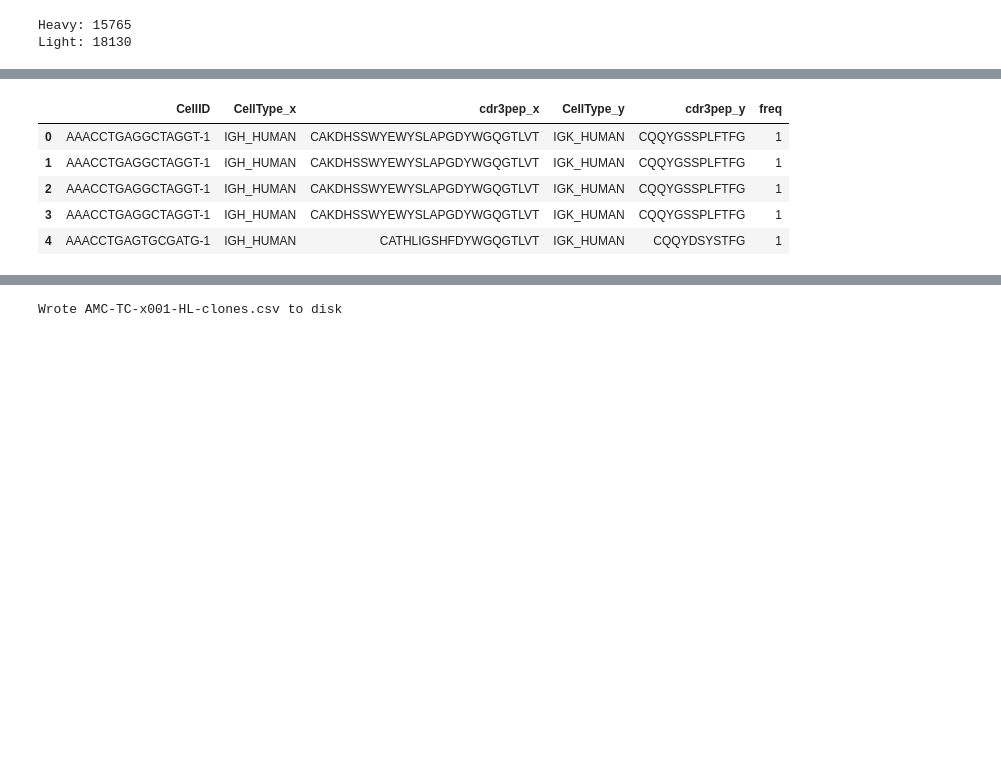
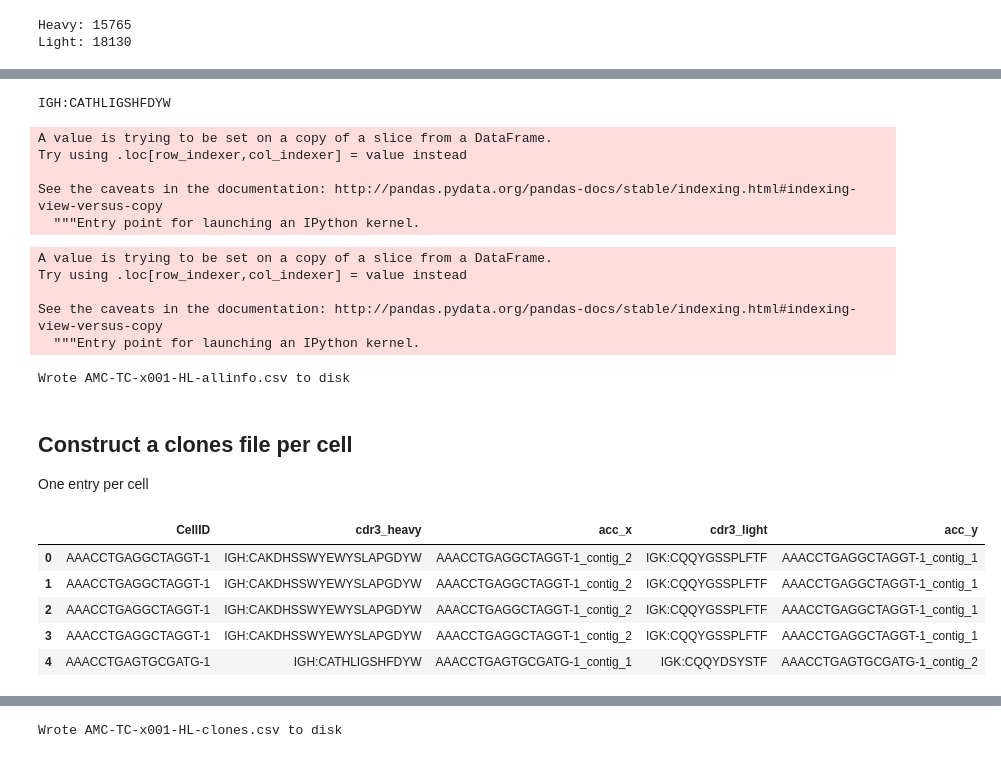
Before and after one commit to EDS-Bioinformatics-Laboratory/reseda, a Jupyter notebook: NOTEBOOKS/MergeHeavyLight.ipynb, the cells around one changed output, grey strips where cells are left out. Saved outputs shown, nothing was run; the diff lists cells and outputs as text; code cells hidden in the pictures; blank space fills up the shorter version.

Commit message:
Combine heavy and light chain info. Grouped per CellID. To do: In "groupby" add the genes and mutation info

```diff
--- a/NOTEBOOKS/MergeHeavyLight.ipynb
+++ b/NOTEBOOKS/MergeHeavyLight.ipynb
@@ -50,3 +52,8 @@ print("Light:", len(df_light))
 # %% [output]
 Heavy: 15765
 Light: 18130
+# %%
+# Create short version of the CDR3's
+df_heavy["cdr3pep_short"] = [x[:-7] for x in df_heavy["cdr3pep"]]
+df_light["cdr3pep_short"] = [x[:-1] for x in df_light["cdr3pep"]]
+#df_heavy.head()
@@ -52,0 +71,24 @@ Light: 18130
+# %%
+def combine_chaininfo_cdr3 (chain, cdr3_short):
+    return(chain.split("_")[0] + ":" + cdr3_short)
+print(combine_chaininfo_cdr3("IGH_HUMAN", "CATHLIGSHFDYW"))
+# %% [output]
+IGH:CATHLIGSHFDYW
+# %%
+df_heavy["chain_cdr3"] = [x for x in map(combine_chaininfo_cdr3, df_heavy["CellType"], df_heavy["cdr3pep_short"])]
+#df_heavy.head()
+# %% [output]
+A value is trying to be set on a copy of a slice from a DataFrame.
+Try using .loc[row_indexer,col_indexer] = value instead
+
+See the caveats in the documentation: http://pandas.pydata.org/pandas-docs/stable/indexing.html#indexing-view-versus-copy
+  """Entry point for launching an IPython kernel.
+# %%
+df_light["chain_cdr3"] = [x for x in map(combine_chaininfo_cdr3, df_light["CellType"], df_light["cdr3pep_short"])]
+#df_light.head()
+# %% [output]
+A value is trying to be set on a copy of a slice from a DataFrame.
+Try using .loc[row_indexer,col_indexer] = value instead
+
+See the caveats in the documentation: http://pandas.pydata.org/pandas-docs/stable/indexing.html#indexing-view-versus-copy
+  """Entry point for launching an IPython kernel.
@@ -53,14 +99,24 @@ Light: 18130
+# %%
+df_HL_allinfo.to_csv(out_allinfo_HL, index=None)
+print("Wrote", out_allinfo_HL, "to disk")
+# %% [output]
+Wrote AMC-TC-x001-HL-allinfo.csv to disk
+# %% [markdown]
+## Construct a clones file per cell
+
+One entry per cell
 # %%
-cols = ["CellID","CellType","cdr3pep"]
+cols = ["CellID","chain_cdr3", "acc"]
 df_heavy = df_heavy[cols]
+df_heavy = df_heavy.rename(columns={'chain_cdr3': 'cdr3_heavy'})
 df_light = df_light[cols]
+df_light = df_light.rename(columns={'chain_cdr3': 'cdr3_light'})
 df_HL = pd.merge(df_heavy, df_light, how="inner", on="CellID")
-df_HL['freq'] = 1
 df_HL.head()
 # %% [output]
-|  | CellID | CellType_x | cdr3pep_x | CellType_y | cdr3pep_y | freq |
-| 0 | AAACCTGAGGCTAGGT-1 | IGH_HUMAN | CAKDHSSWYEWYSLAPGDYWGQGTLVT | IGK_HUMAN | CQQYGSSPLFTFG | 1 |
-| 1 | AAACCTGAGGCTAGGT-1 | IGH_HUMAN | CAKDHSSWYEWYSLAPGDYWGQGTLVT | IGK_HUMAN | CQQYGSSPLFTFG | 1 |
-| 2 | AAACCTGAGGCTAGGT-1 | IGH_HUMAN | CAKDHSSWYEWYSLAPGDYWGQGTLVT | IGK_HUMAN | CQQYGSSPLFTFG | 1 |
-| 3 | AAACCTGAGGCTAGGT-1 | IGH_HUMAN | CAKDHSSWYEWYSLAPGDYWGQGTLVT | IGK_HUMAN | CQQYGSSPLFTFG | 1 |
-| 4 | AAACCTGAGTGCGATG-1 | IGH_HUMAN | CATHLIGSHFDYWGQGTLVT | IGK_HUMAN | CQQYDSYSTFG | 1 |
+|  | CellID | cdr3_heavy | acc_x | cdr3_light | acc_y |
+| 0 | AAACCTGAGGCTAGGT-1 | IGH:CAKDHSSWYEWYSLAPGDYW | AAACCTGAGGCTAGGT-1_contig_2 | IGK:CQQYGSSPLFTF | AAACCTGAGGCTAGGT-1_contig_1 |
+| 1 | AAACCTGAGGCTAGGT-1 | IGH:CAKDHSSWYEWYSLAPGDYW | AAACCTGAGGCTAGGT-1_contig_2 | IGK:CQQYGSSPLFTF | AAACCTGAGGCTAGGT-1_contig_1 |
+| 2 | AAACCTGAGGCTAGGT-1 | IGH:CAKDHSSWYEWYSLAPGDYW | AAACCTGAGGCTAGGT-1_contig_2 | IGK:CQQYGSSPLFTF | AAACCTGAGGCTAGGT-1_contig_1 |
+| 3 | AAACCTGAGGCTAGGT-1 | IGH:CAKDHSSWYEWYSLAPGDYW | AAACCTGAGGCTAGGT-1_contig_2 | IGK:CQQYGSSPLFTF | AAACCTGAGGCTAGGT-1_contig_1 |
+| 4 | AAACCTGAGTGCGATG-1 | IGH:CATHLIGSHFDYW | AAACCTGAGTGCGATG-1_contig_1 | IGK:CQQYDSYSTF | AAACCTGAGTGCGATG-1_contig_2 |
```
Also changed, not shown: parts of 12 cells of this notebook.
